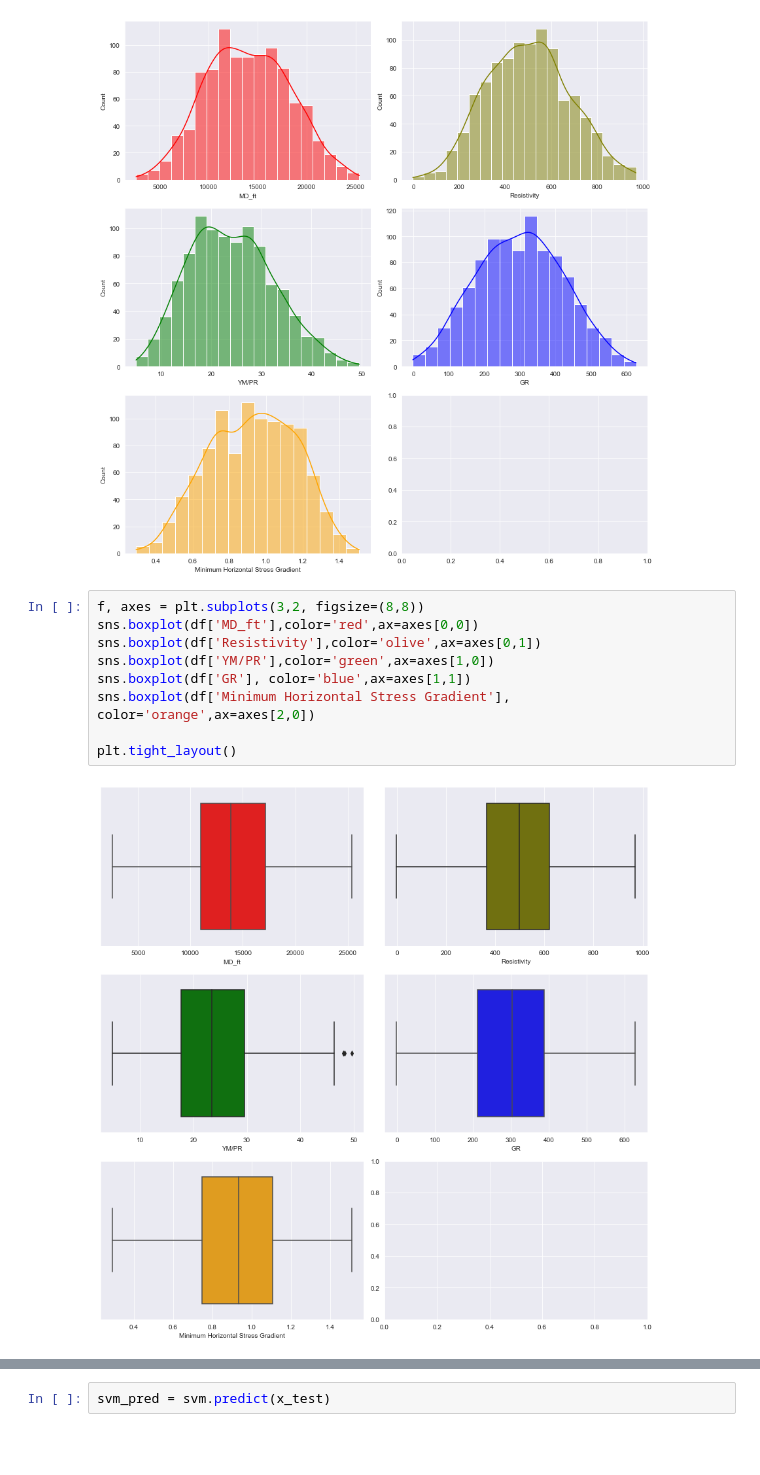
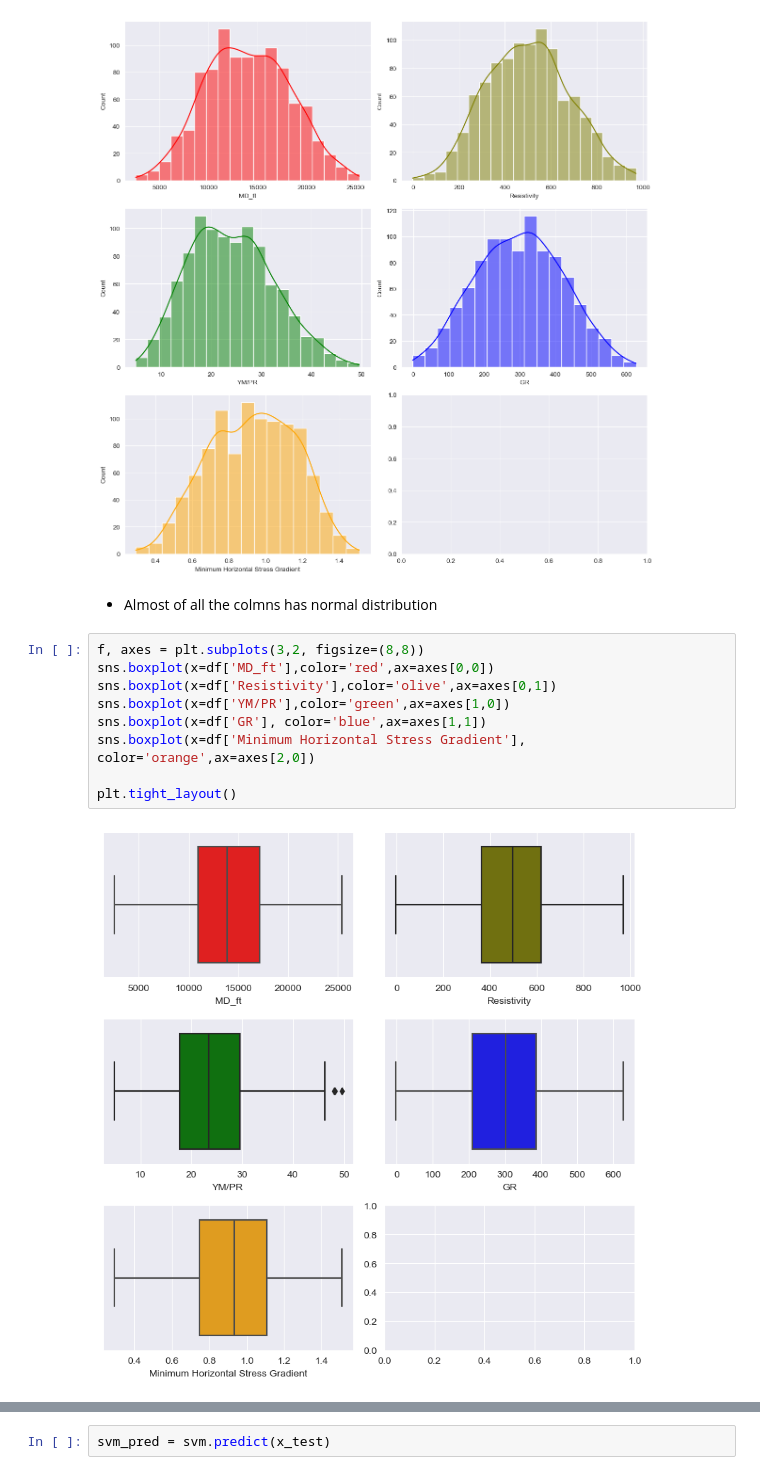
Before and after one commit to SethDwumah/Petroleum_DS-ML, a Jupyter notebook: Frac Intensity Classification.ipynb, the cells around one changed output, grey strips where cells are left out. Saved outputs shown, nothing was run; the diff lists cells and outputs as text; blank space fills up the shorter version.

```diff
--- a/Frac Intensity Classification.ipynb
+++ b/Frac Intensity Classification.ipynb
@@ -45,14 +77,16 @@ sns.histplot(df['Minimum Horizontal Stress Gradient'],kde=True, color='orange',a
 plt.tight_layout()
 # %% [output]
 [figure]
+# %% [markdown]
+- Almost of all the colmns has normal distribution
 # %%
 f, axes = plt.subplots(3,2, figsize=(8,8))
-sns.boxplot(df['MD_ft'],color='red',ax=axes[0,0])
-sns.boxplot(df['Resistivity'],color='olive',ax=axes[0,1])
-sns.boxplot(df['YM/PR'],color='green',ax=axes[1,0])
-sns.boxplot(df['GR'], color='blue',ax=axes[1,1])
-sns.boxplot(df['Minimum Horizontal Stress Gradient'], color='orange',ax=axes[2,0])
+sns.boxplot(x=df['MD_ft'],color='red',ax=axes[0,0])
+sns.boxplot(x=df['Resistivity'],color='olive',ax=axes[0,1])
+sns.boxplot(x=df['YM/PR'],color='green',ax=axes[1,0])
+sns.boxplot(x=df['GR'], color='blue',ax=axes[1,1])
+sns.boxplot(x=df['Minimum Horizontal Stress Gradient'], color='orange',ax=axes[2,0])
 
 plt.tight_layout()
 # %% [output]
-[figure, old version]
+[figure, new version]
```
Also changed, not shown: parts of 52 cells of this notebook, 20 other files.
